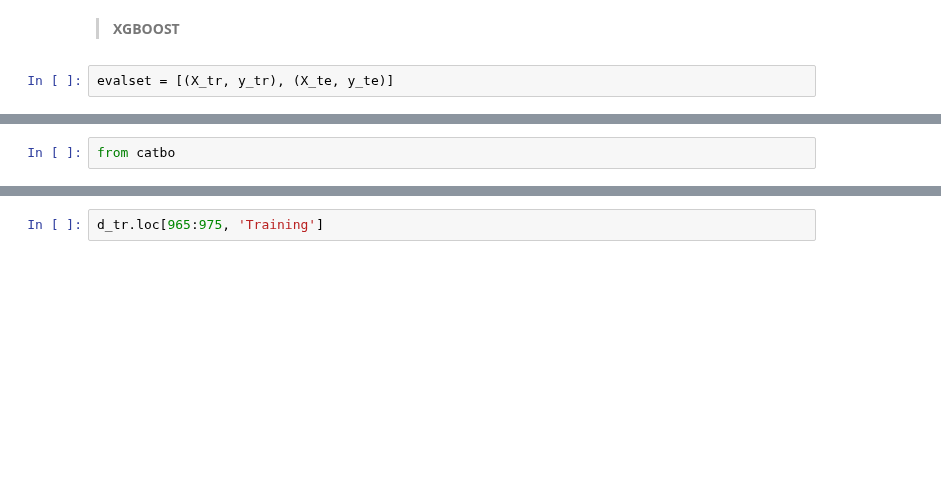
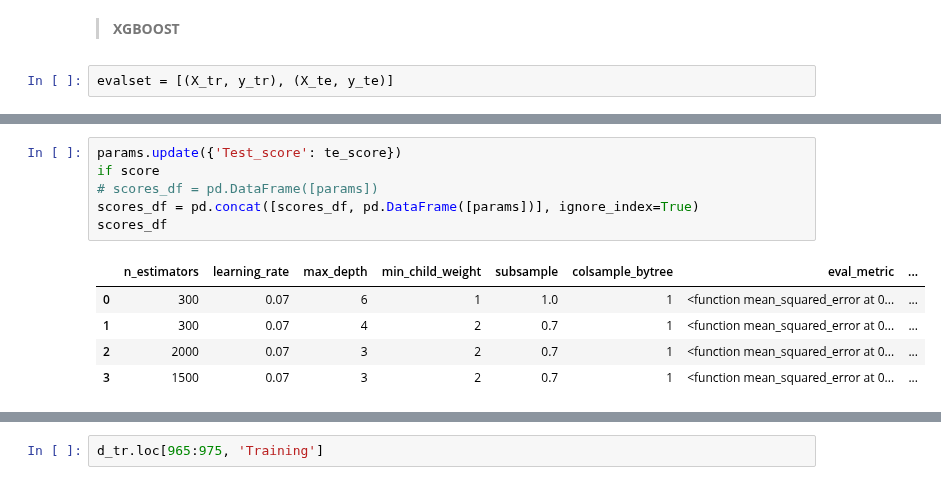
Before and after one commit to antirrabia/Data-Mining, a Jupyter notebook: notebooks/HousePrices.ipynb, the cells around one changed output, grey strips where cells are left out. Saved outputs shown, nothing was run; the diff lists cells and outputs as text; blank space fills up the shorter version.

```diff
--- a/notebooks/HousePrices.ipynb
+++ b/notebooks/HousePrices.ipynb
@@ -1411,2 +1185,12 @@ n_estimators : int
-# %%
-from catbo
+# %%
+params.update({'Test_score': te_score})
+if score
+# scores_df = pd.DataFrame([params])
+scores_df = pd.concat([scores_df, pd.DataFrame([params])], ignore_index=True)
+scores_df
+# %% [output]
+|  | n_estimators | learning_rate | max_depth | min_child_weight | subsample | colsample_bytree | eval_metric | ... |
+| 0 | 300 | 0.07 | 6 | 1 | 1.0 | 1 | <function mean_squared_error at 0... | ... |
+| 1 | 300 | 0.07 | 4 | 2 | 0.7 | 1 | <function mean_squared_error at 0... | ... |
+| 2 | 2000 | 0.07 | 3 | 2 | 0.7 | 1 | <function mean_squared_error at 0... | ... |
+| 3 | 1500 | 0.07 | 3 | 2 | 0.7 | 1 | <function mean_squared_error at 0... | ... |
```
Also changed, not shown: parts of 4 cells of this notebook.
